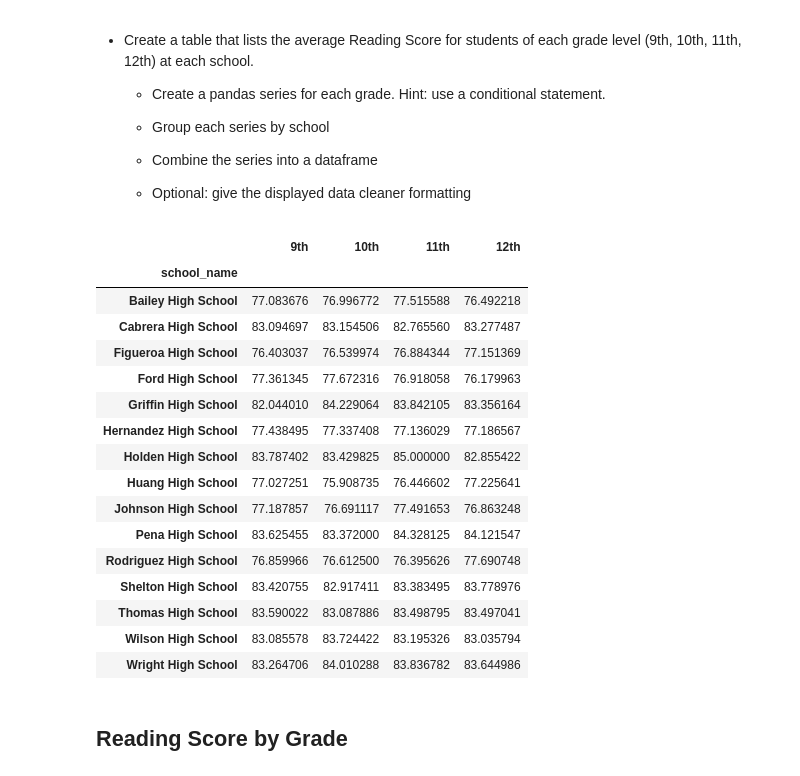
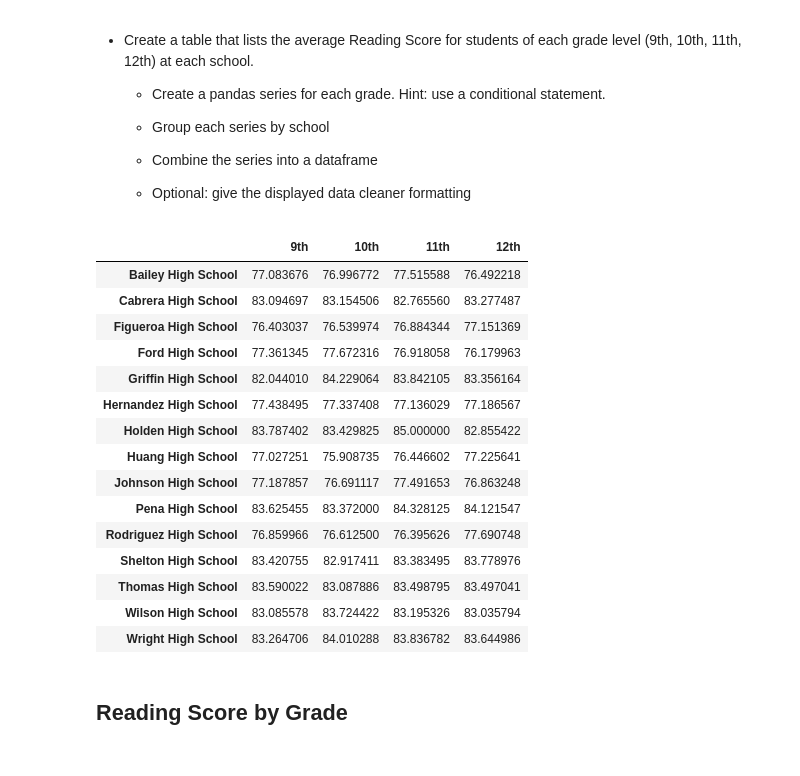
Before and after one commit to ReidP31/pandas-challenge, a Jupyter notebook: PyCitySchools/PyCitySchools_FinalDraft.ipynb, the cells around one changed output. Cells and saved outputs as stored; diff of their text form; code cells hidden in the pictures.

```diff
--- a/PyCitySchools/PyCitySchools_FinalDraft.ipynb
+++ b/PyCitySchools/PyCitySchools_FinalDraft.ipynb
@@ -222,34 +213,35 @@ grpd_Ninth_Grade_MS = Ninth_Grade_MS.groupby('school_name')
 grpd_Ninth_Grade_MS = grpd_Ninth_Grade_MS['math_score'].mean()
 
 
 # Average 10th Grade Math scores by School
 Tenth_Grade_MS = school_data_complete.loc[school_data_complete["grade"] == "10th", :]
 grpd_Tenth_Grade_MS = Tenth_Grade_MS.groupby('school_name')
 grpd_Tenth_Grade_MS = grpd_Tenth_Grade_MS['math_score'].mean()
 
 
 # Average 11th Grade Math scores by School
 Eleventh_Grade_MS = school_data_complete.loc[school_data_complete["grade"] == "11th", :]
 grpd_Eleventh_Grade_MS = Eleventh_Grade_MS.groupby('school_name')
 grpd_Eleventh_Grade_MS = grpd_Eleventh_Grade_MS['math_score'].mean()
 
 
 # Average 12th Grade Math scores by School
 Twelfth_Grade_MS = school_data_complete.loc[school_data_complete["grade"] == "12th", :]
 grpd_Twelfth_Grade_MS = Twelfth_Grade_MS.groupby('school_name')
 grpd_Twelfth_Grade_MS = grpd_Twelfth_Grade_MS['math_score'].mean()
 
 # Create the Summary Data
 School_Avg_MS_by_Grade = {'9th': grpd_Ninth_Grade_MS, '10th': grpd_Tenth_Grade_MS,
                          '11th': grpd_Eleventh_Grade_MS, '12th': grpd_Twelfth_Grade_MS}
 
 # Create the DataFrame
 School_Avg_MS_by_Grade_df = pd.DataFrame(School_Avg_MS_by_Grade)
 
+
+del School_Avg_MS_by_Grade_df.index.name
 School_Avg_MS_by_Grade_df
 # %% [output]
 |  | 9th | 10th | 11th | 12th |
-| school_name |  |  |  |  |
 | Bailey High School | 77.083676 | 76.996772 | 77.515588 | 76.492218 |
 | Cabrera High School | 83.094697 | 83.154506 | 82.765560 | 83.277487 |
 | Figueroa High School | 76.403037 | 76.539974 | 76.884344 | 77.151369 |
```
Also changed, not shown: parts of 1 cell of this notebook.
